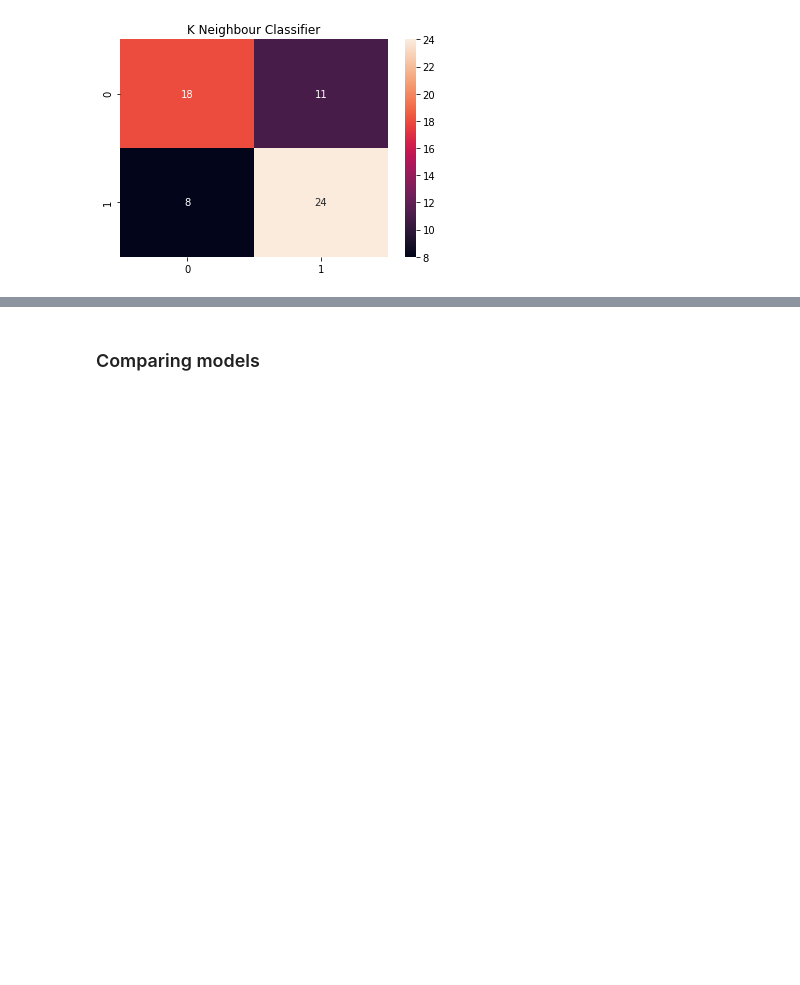
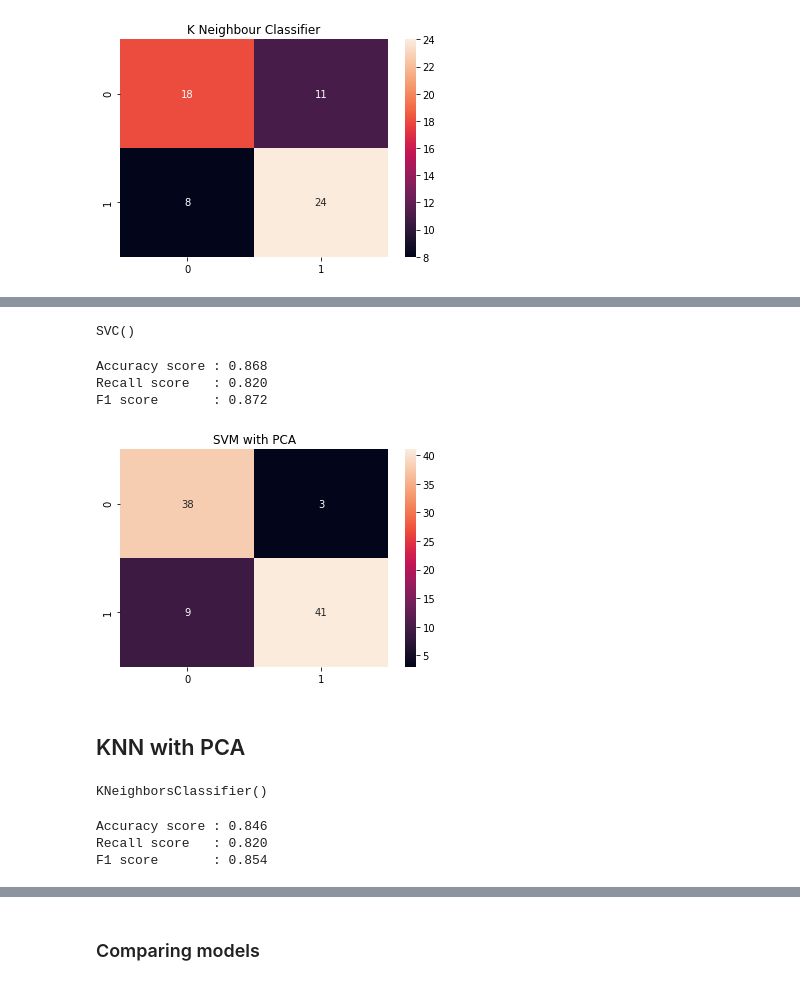
Before and after one commit to Anjankumar53/Heart_Disease_Prediction, a Jupyter notebook: FINAL.ipynb, the cells around one changed output, grey strips where cells are left out. Cells and saved outputs as stored; diff of their text form; code cells hidden in the pictures; blank space fills up the shorter version.

```diff
--- a/FINAL.ipynb
+++ b/FINAL.ipynb
@@ -375,0 +449,19 @@ plt.show()
+# %%
+#Creating the SVM model after PCA
+np.random.seed(42)
+svmpca_model=svm.SVC()
+svmpca_model.fit(x_train,y_train)
+# %% [output]
+SVC()
+# %%
+#Predicting/testing the SVM Classifier model after PCA
+y_pred_svmpca=svmpca_model.predict(x_test)
+# %%
+#Accuracy and recall values
+print("Accuracy score : %0.3f"%accuracy_score(y_test,y_pred_svmpca))
+print("Recall score   : %0.3f"%recall_score(y_test,y_pred_svmpca))
+print("F1 score       : %0.3f"%f1_score(y_test,y_pred_svmpca))
+# %% [output]
+Accuracy score : 0.868
+Recall score   : 0.820
+F1 score       : 0.872
@@ -375,0 +473,7 @@ plt.show()
+# %%
+#Confusion matrix heatmap for SVM Classifier after PCA
+plt.title("SVM with PCA")
+sns.heatmap(confusion_matrix(y_test,y_pred_svmpca),annot=True)
+plt.show()
+# %% [output]
+[figure, added]
@@ -375,0 +486,9 @@ plt.show()
+# %% [markdown]
+## KNN with PCA
+# %%
+#Creating the KNN CLassifier model after PCA
+np.random.seed(42)
+knnpca_model=KNeighborsClassifier()
+knnpca_model.fit(x_train,y_train)
+# %% [output]
+KNeighborsClassifier()
@@ -375,0 +498,9 @@ plt.show()
+# %%
+#Accuracy and recall values
+print("Accuracy score : %0.3f"%accuracy_score(y_test,y_pred_knnpca))
+print("Recall score   : %0.3f"%recall_score(y_test,y_pred_knnpca))
+print("F1 score       : %0.3f"%f1_score(y_test,y_pred_knnpca))
+# %% [output]
+Accuracy score : 0.846
+Recall score   : 0.820
+F1 score       : 0.854
```
Also changed, not shown: parts of 25 cells of this notebook, 1 other file.
